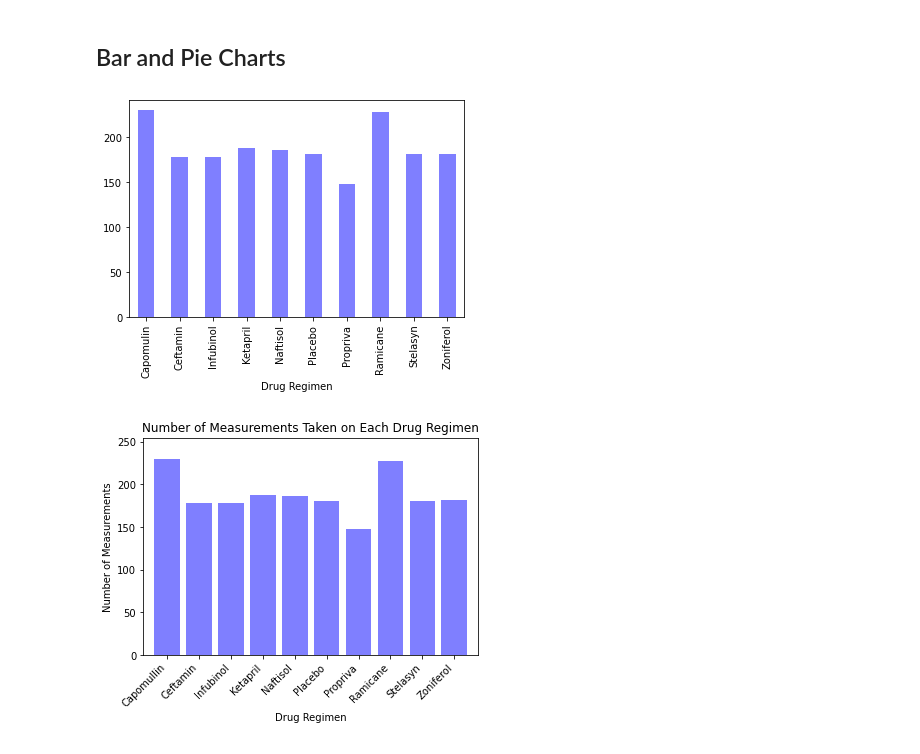
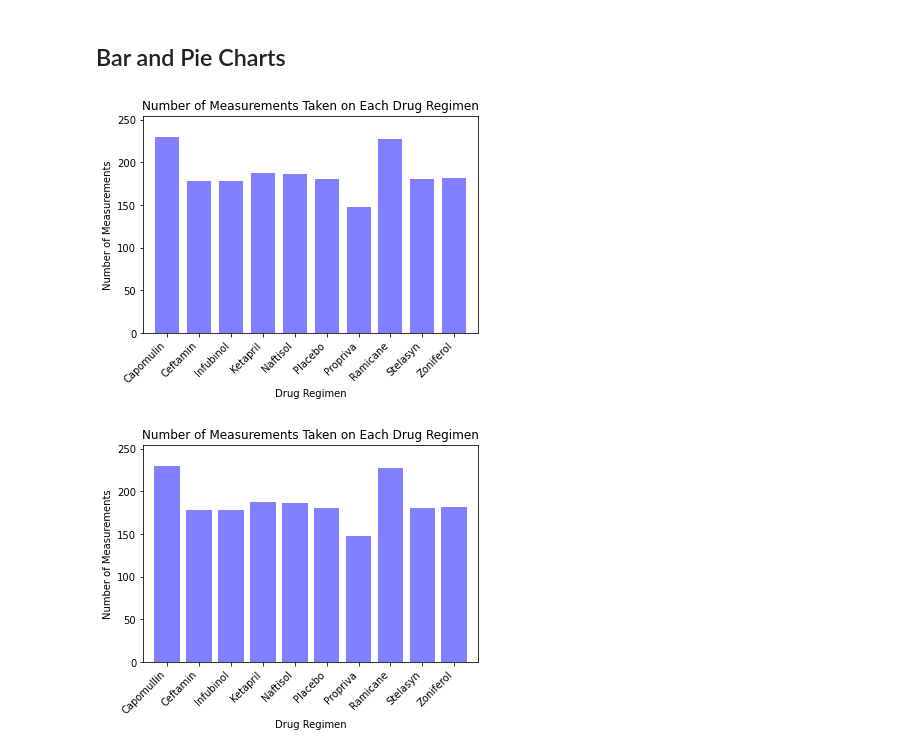
Before and after one commit to corriethomas/Matplotlib-Challenge, a Jupyter notebook: Matplotlib-Starter-Notebook.ipynb, the cells around one changed output. Saved outputs shown, nothing was run; the diff lists cells and outputs as text; code cells hidden in the pictures.

```diff
--- a/Matplotlib-Starter-Notebook.ipynb
+++ b/Matplotlib-Starter-Notebook.ipynb
@@ -188,14 +162,20 @@ agg_df
 # %%
 # Generate a bar plot showing the total number of measurements taken on each drug regimen using pandas.
 measurements_per_drug = grouped_regimen_df["Drug Regimen"].count()
 # print(measurements_per_drug)
 
 
-pandas_bar_chart = measurements_per_drug = grouped_regimen_df["Drug Regimen"].count()
-pandas_bar_chart.plot(kind="bar", color="blue", alpha=0.5, align="center")
+pandas_bar_chart = measurements_per_drug
+pandas_bar_chart.plot(kind="bar", color="blue", alpha=0.5, align="center", width=0.75)
+plt.xticks(rotation=45, ha="right")
+plt.xlim(-0.75, len(x_axis_bar)-0.25)
+plt.ylim(0, max(y_axis_bar)+25)
+plt.title("Number of Measurements Taken on Each Drug Regimen")
+plt.xlabel("Drug Regimen")
+plt.ylabel("Number of Measurements")
 plt.show()
 # %% [output]
-[figure, old version]
+[figure, new version]
 # %%
 # Generate a bar plot showing the total number of measurements taken on each drug regimen using pyplot.
 x_axis_bar = ["Capomullin", "Ceftamin", "Infubinol", "Ketapril", "Naftisol", "Placebo", "Propriva", "Ramicane", "Stelasyn", "Zoniferol"]
```
Also changed, not shown: parts of 6 cells of this notebook.
